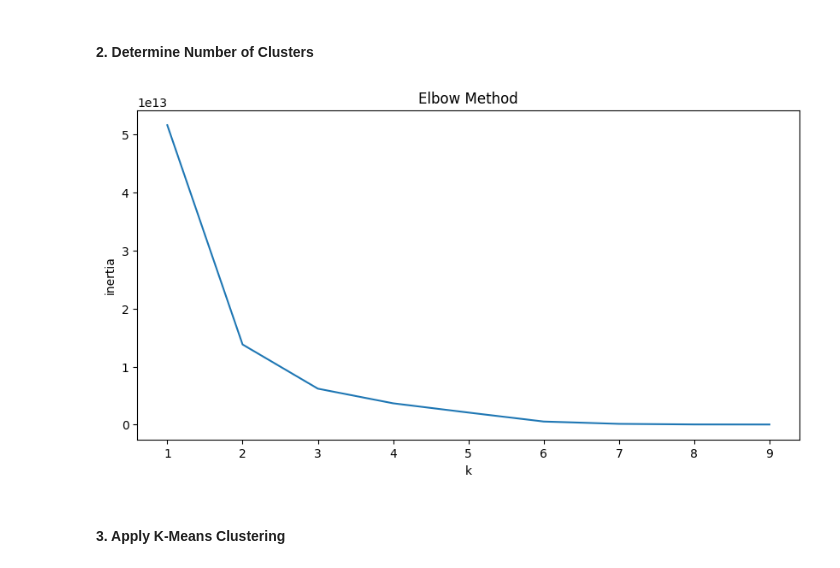
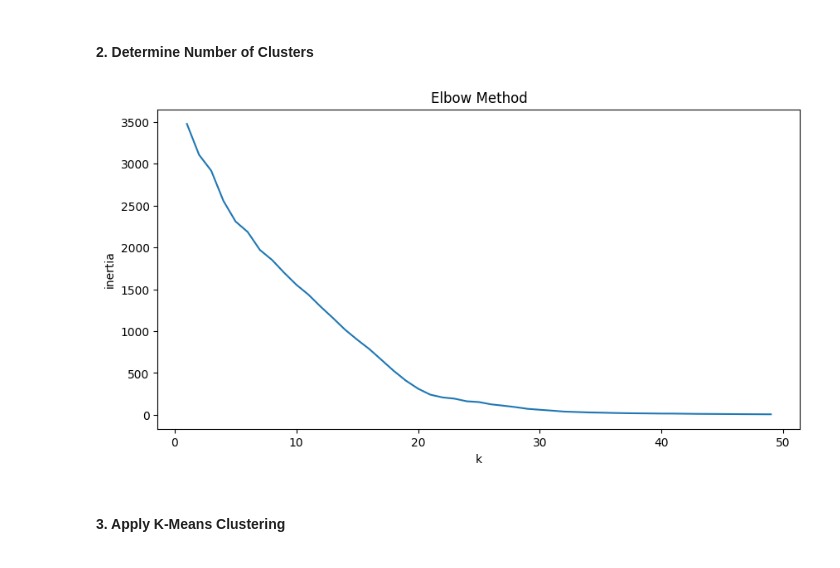
Before and after one commit to yanziguoo/matchmadeintech, a Jupyter notebook: backend/scripts/train_model.ipynb, the cells around one changed output. Saved outputs shown, nothing was run; the diff lists cells and outputs as text; code cells hidden in the pictures.

```diff
--- a/backend/scripts/train_model.ipynb
+++ b/backend/scripts/train_model.ipynb
@@ -67,10 +85,11 @@ def optimize_kmeans(data, max_k):
     plt.ylabel('inertia')
     plt.title('Elbow Method')
     plt.show()
-# %%
-optimize_kmeans(data, 10)
-# %% [output]
-[figure, removed]
+# %%
+tcols = [x + '-T' for x in col]
+optimize_kmeans(data[tcols], 50)
+# %% [output]
+[figure, added]
 # %% [markdown]
 #### 3. Apply K-Means Clustering
 # %%
```
Also changed, not shown: parts of 7 cells of this notebook, 1 other file.
